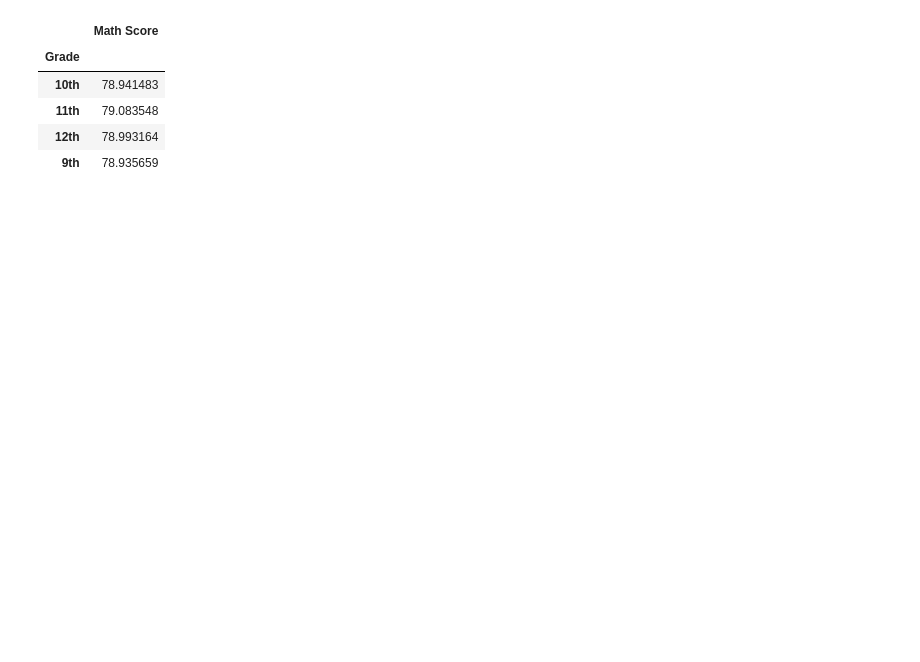
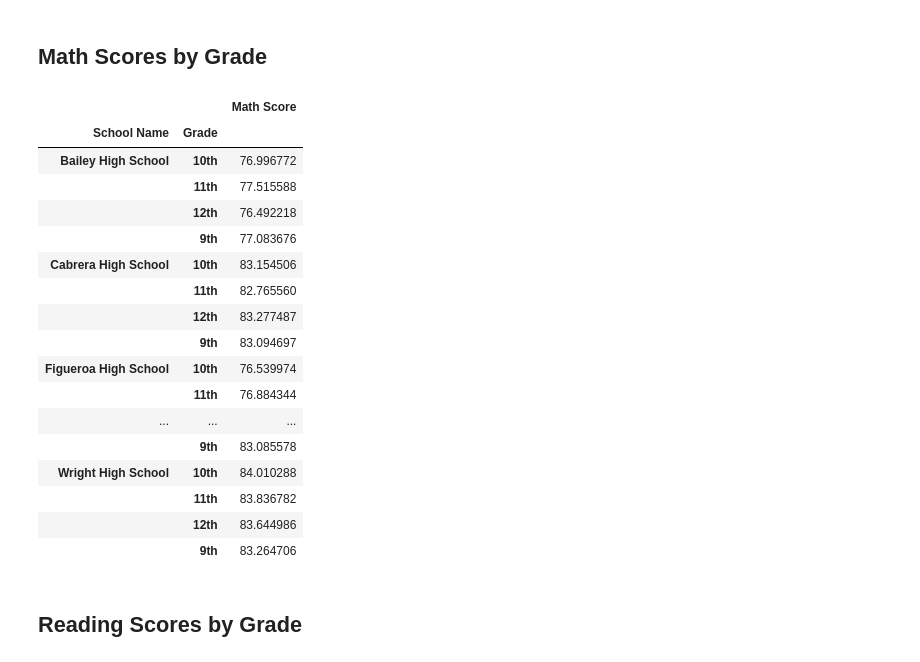
Before and after one commit to guntaspadda/python-pandas-school-analysis, a Jupyter notebook: PyCitySchools/Module 4 Assignment.ipynb, the cells around one changed output. Drawn from its saved outputs; the diff is of its cells as text; code cells hidden in the pictures; blank space fills up the shorter version.

```diff
--- a/PyCitySchools/Module 4 Assignment.ipynb
+++ b/PyCitySchools/Module 4 Assignment.ipynb
@@ -197,14 +218,32 @@ bottom_schools_df.head()
+# %% [markdown]
+## Math Scores by Grade
 # %%
-# Math scores by grade
-average_math_by_grade = df.groupby(["Grade"]).mean()["Math Score"]
+# Group by "school name"
+average_math_by_grade = df.groupby(["School Name", "Grade"]).mean("Math Score")
 average_math_by_grade_df = pd.DataFrame(average_math_by_grade)
-average_math_by_grade_df.head()
+average_math_sorted = average_math_by_grade_df.loc[:, ["Math Score"]]
+average_math_sorted = pd.DataFrame(average_math_sorted)
+average_math_sorted
 # %% [output]
-|  | Math Score |
-| Grade |  |
-| 10th | 78.941483 |
-| 11th | 79.083548 |
-| 12th | 78.993164 |
-| 9th | 78.935659 |
+|  |  | Math Score |
+| School Name | Grade |  |
+| Bailey High School | 10th | 76.996772 |
+|  | 11th | 77.515588 |
+|  | 12th | 76.492218 |
+|  | 9th | 77.083676 |
+| Cabrera High School | 10th | 83.154506 |
+|  | 11th | 82.765560 |
+|  | 12th | 83.277487 |
+|  | 9th | 83.094697 |
+| Figueroa High School | 10th | 76.539974 |
+|  | 11th | 76.884344 |
+| ... | ... | ... |
+|  | 9th | 83.085578 |
+| Wright High School | 10th | 84.010288 |
+|  | 11th | 83.836782 |
+|  | 12th | 83.644986 |
+|  | 9th | 83.264706 |
+# %% [markdown]
+## Reading Scores by Grade
 # %%
 # Reading scores by grade
```
Also changed, not shown: parts of 39 cells of this notebook, 1 other file.
